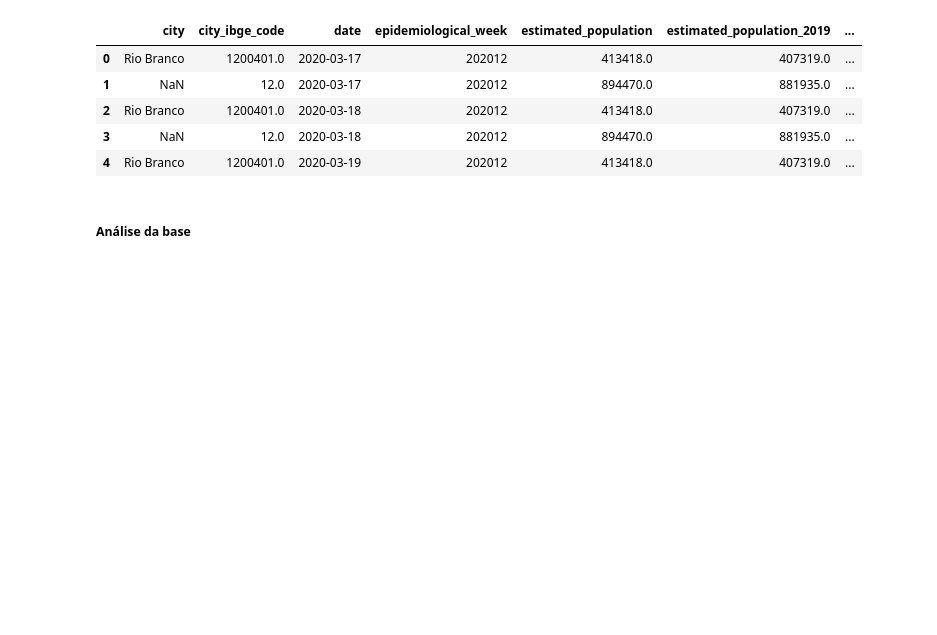
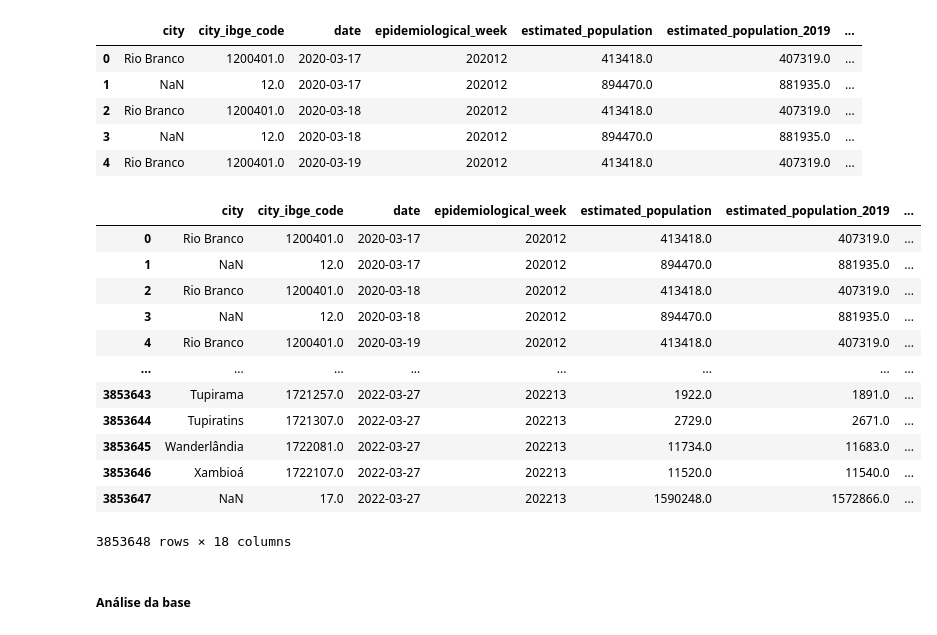
Before and after one commit to Math013/pos-graduacao, a Jupyter notebook: PythonParaCDados/Projeto/projeto_final.ipynb, the cells around one changed output. Saved outputs shown, nothing was run; the diff lists cells and outputs as text; code cells hidden in the pictures; blank space fills up the shorter version.

```diff
--- a/PythonParaCDados/Projeto/projeto_final.ipynb
+++ b/PythonParaCDados/Projeto/projeto_final.ipynb
@@ -27,6 +25,22 @@ df_base.head()
 | 2 | Rio Branco | 1200401.0 | 2020-03-18 | 202012 | 413418.0 | 407319.0 | ... |
 | 3 | NaN | 12.0 | 2020-03-18 | 202012 | 894470.0 | 881935.0 | ... |
 | 4 | Rio Branco | 1200401.0 | 2020-03-19 | 202012 | 413418.0 | 407319.0 | ... |
+# %%
+df_base
+# %% [output]
+|  | city | city_ibge_code | date | epidemiological_week | estimated_population | estimated_population_2019 | ... |
+| 0 | Rio Branco | 1200401.0 | 2020-03-17 | 202012 | 413418.0 | 407319.0 | ... |
+| 1 | NaN | 12.0 | 2020-03-17 | 202012 | 894470.0 | 881935.0 | ... |
+| 2 | Rio Branco | 1200401.0 | 2020-03-18 | 202012 | 413418.0 | 407319.0 | ... |
+| 3 | NaN | 12.0 | 2020-03-18 | 202012 | 894470.0 | 881935.0 | ... |
+| 4 | Rio Branco | 1200401.0 | 2020-03-19 | 202012 | 413418.0 | 407319.0 | ... |
+| ... | ... | ... | ... | ... | ... | ... | ... |
+| 3853643 | Tupirama | 1721257.0 | 2022-03-27 | 202213 | 1922.0 | 1891.0 | ... |
+| 3853644 | Tupiratins | 1721307.0 | 2022-03-27 | 202213 | 2729.0 | 2671.0 | ... |
+| 3853645 | Wanderlândia | 1722081.0 | 2022-03-27 | 202213 | 11734.0 | 11683.0 | ... |
+| 3853646 | Xambioá | 1722107.0 | 2022-03-27 | 202213 | 11520.0 | 11540.0 | ... |
+| 3853647 | NaN | 17.0 | 2022-03-27 | 202213 | 1590248.0 | 1572866.0 | ... |
+3853648 rows × 18 columns
 # %%
 df = df_base[
     ~df_base['city'].str.lower().str.strip().isin(['importados/indefinidos'])
```
Also changed, not shown: parts of 4 cells of this notebook, 10 other files.
